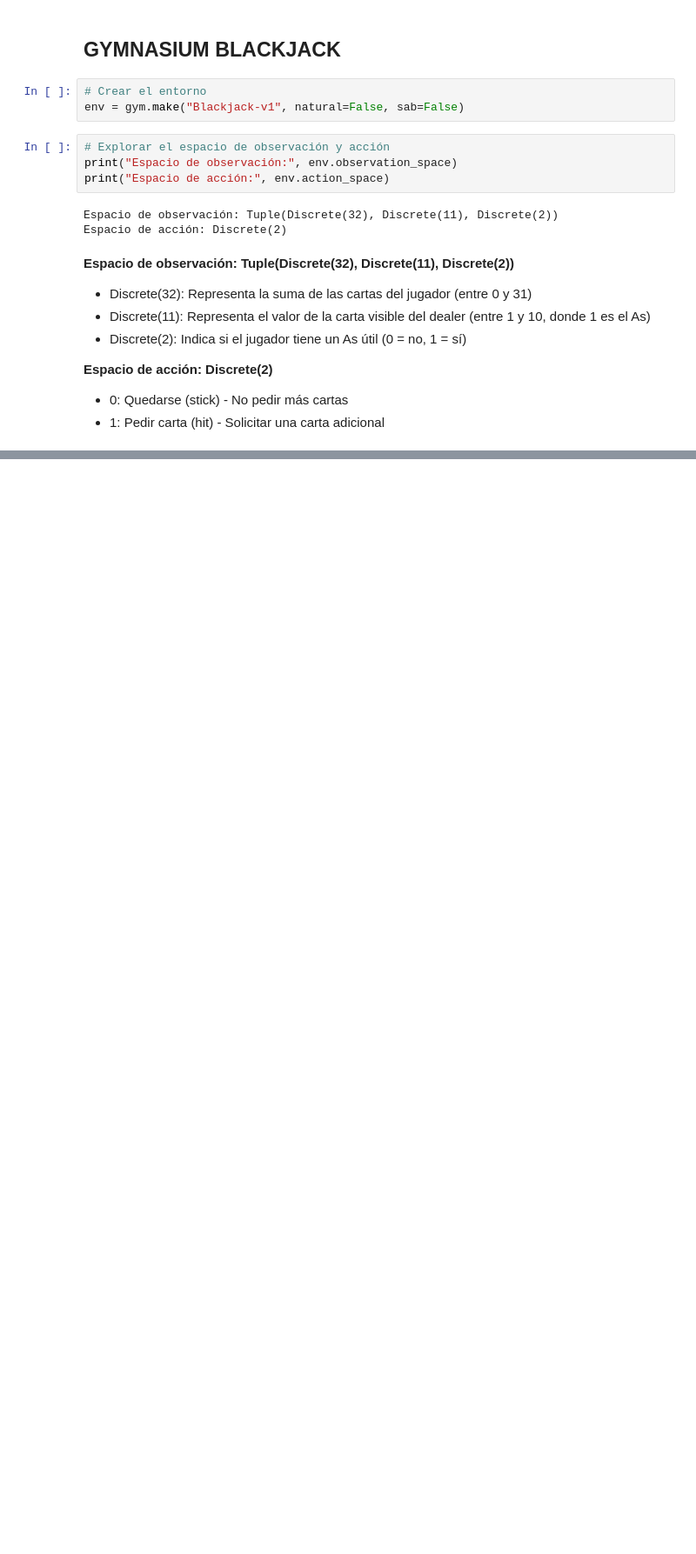
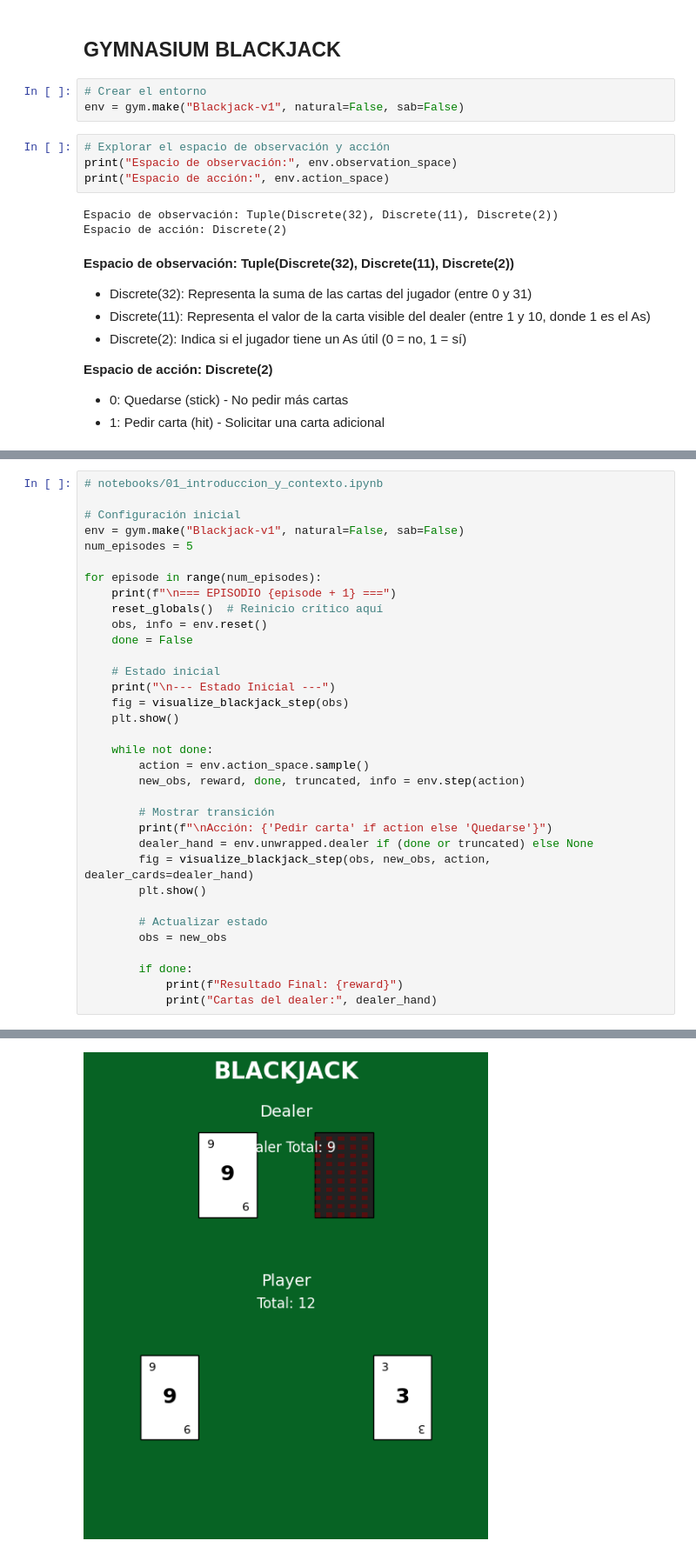
Before and after one commit to angelvt72/RL_gymnasium, a Jupyter notebook: notebooks/01_introduccion_y_contexto.ipynb, the cells around one changed output, grey strips where cells are left out. Shown at 87% size. Saved outputs shown, nothing was run; the diff lists cells and outputs as text; blank space fills up the shorter version.

```diff
--- a/notebooks/01_introduccion_y_contexto.ipynb
+++ b/notebooks/01_introduccion_y_contexto.ipynb
@@ -107,0 +115,35 @@ Dealer se planta en 17+ y pide carta por debajo.
+# %%
+# notebooks/01_introduccion_y_contexto.ipynb
+
+# Configuración inicial
+env = gym.make("Blackjack-v1", natural=False, sab=False)
+num_episodes = 5
+
+for episode in range(num_episodes):
+    print(f"\n=== EPISODIO {episode + 1} ===")
+    reset_globals()  # Reinicio crítico aquí
+    obs, info = env.reset()
+    done = False
+
+    # Estado inicial
+    print("\n--- Estado Inicial ---")
+    fig = visualize_blackjack_step(obs)
+    plt.show()
+
+    while not done:
+        action = env.action_space.sample()
+        new_obs, reward, done, truncated, info = env.step(action)
+
+        # Mostrar transición
+        print(f"\nAcción: {'Pedir carta' if action else 'Quedarse'}")
+        dealer_hand = env.unwrapped.dealer if (done or truncated) else None
+        fig = visualize_blackjack_step(obs, new_obs, action, dealer_cards=dealer_hand)
+        plt.show()
+
+        # Actualizar estado
+        obs = new_obs
+
+        if done:
+            print(f"Resultado Final: {reward}")
+            print("Cartas del dealer:", dealer_hand)
+# %% [output]
@@ -107,0 +153 @@ Dealer se planta en 17+ y pide carta por debajo.
+[figure, added]
```
Also changed, not shown: parts of 5 cells of this notebook, 2 other files.
